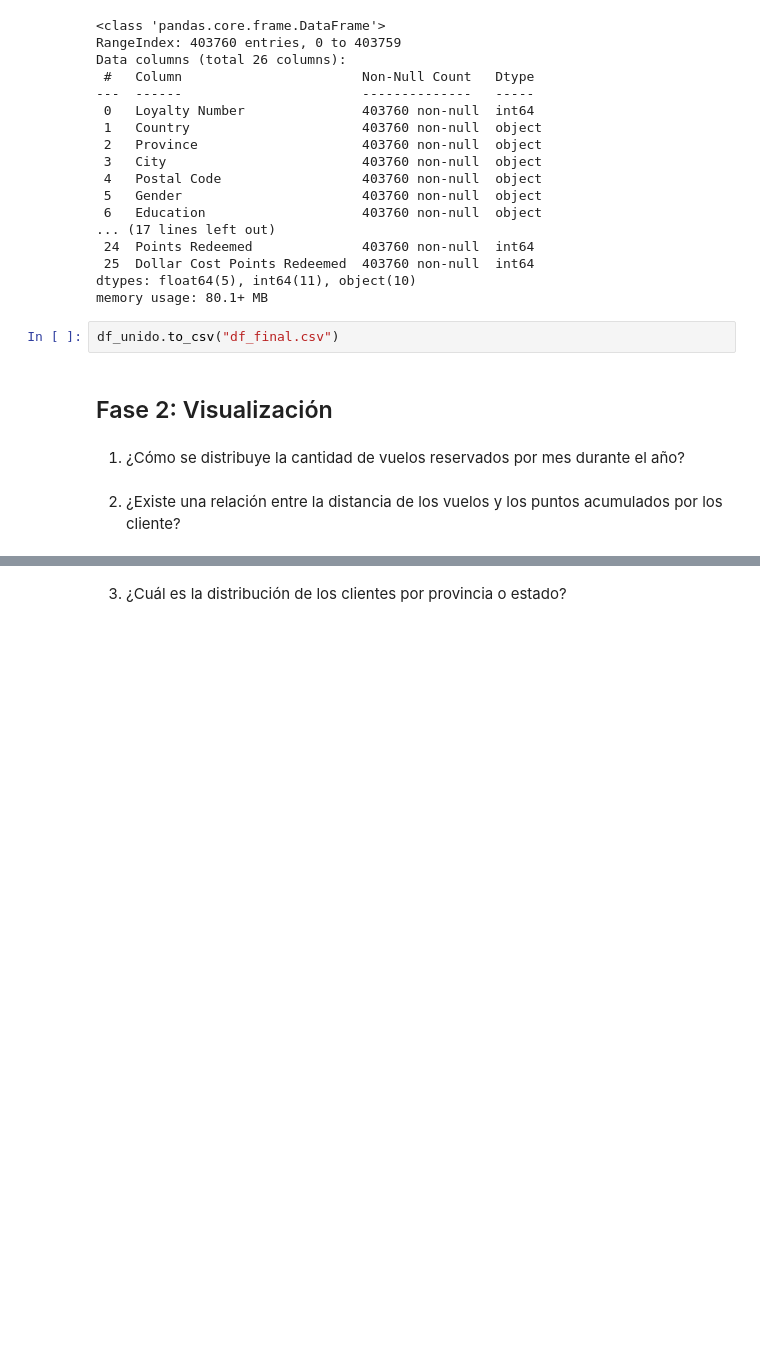
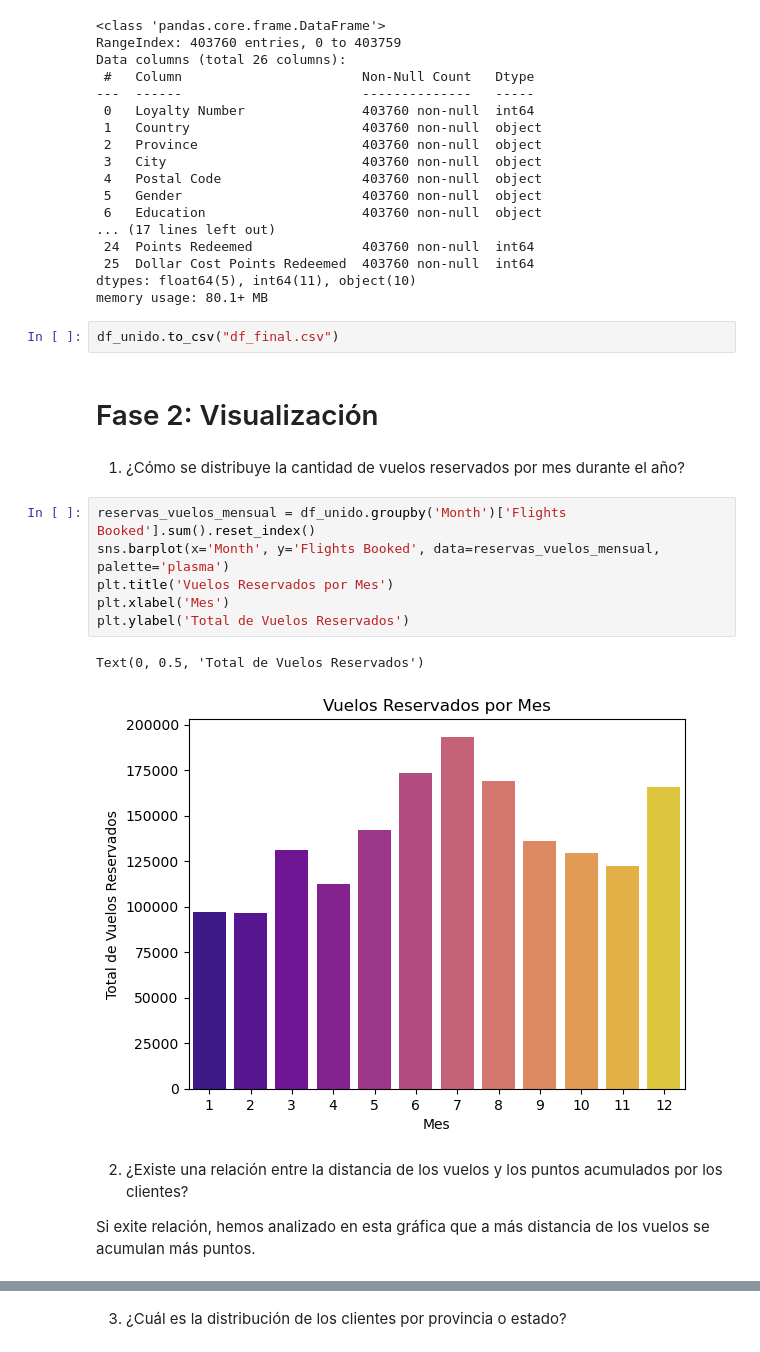
Before and after one commit to Adalab/bda-modulo-3-evaluacion-final-Maleni86, a Jupyter notebook: Evaluación_final.ipynb, the cells around one changed output, grey strips where cells are left out. Drawn from its saved outputs; the diff is of its cells as text; blank space fills up the shorter version.

```diff
--- a/Evaluación_final.ipynb
+++ b/Evaluación_final.ipynb
@@ -479,8 +479,19 @@ memory usage: 80.1+ MB
 # %%
 df_unido.to_csv("df_final.csv")
 # %% [markdown]
-## Fase 2: Visualización
+# Fase 2: Visualización
 # %% [markdown]
 1) ¿Cómo se distribuye la cantidad de vuelos reservados por mes durante el año?
+# %%
+reservas_vuelos_mensual = df_unido.groupby('Month')['Flights Booked'].sum().reset_index()
+sns.barplot(x='Month', y='Flights Booked', data=reservas_vuelos_mensual, palette='plasma')
+plt.title('Vuelos Reservados por Mes')
+plt.xlabel('Mes')
+plt.ylabel('Total de Vuelos Reservados')
+# %% [output]
+Text(0, 0.5, 'Total de Vuelos Reservados')
+[figure, added]
 # %% [markdown]
-2) ¿Existe una relación entre la distancia de los vuelos y los puntos acumulados por los cliente?
+2) ¿Existe una relación entre la distancia de los vuelos y los puntos acumulados por los clientes?
+
+Si exite relación, hemos analizado en esta gráfica que a más distancia de los vuelos se acumulan más puntos.
```
Also changed, not shown: parts of 7 cells of this notebook.
